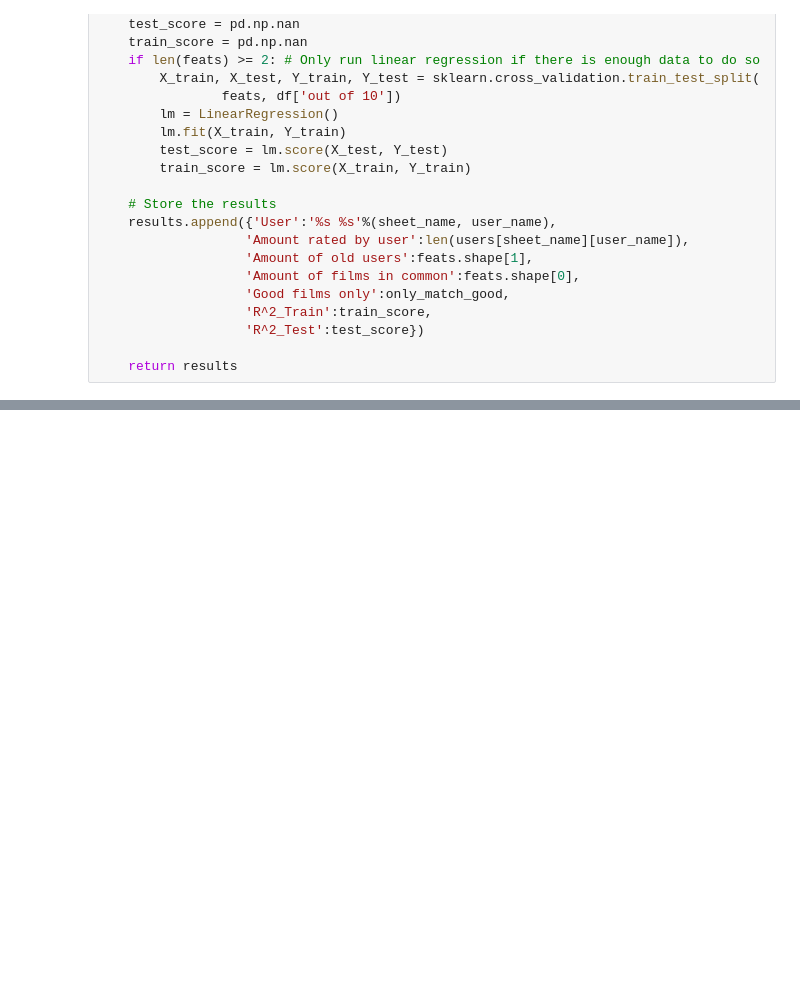
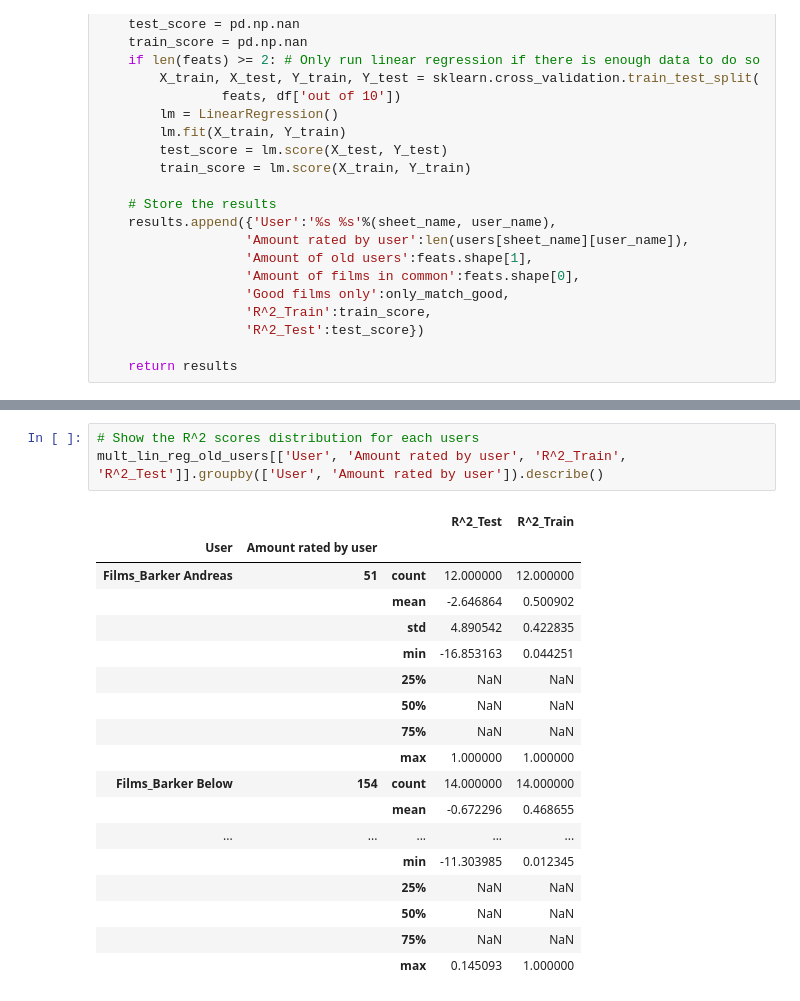
Before and after one commit to bartstonejjj/DataScienceIntensive, a Jupyter notebook: Capstone/Film Recommendation Engine.ipynb, the cells around one changed output, grey strips where cells are left out. Drawn from its saved outputs; the diff is of its cells as text; blank space fills up the shorter version.

```diff
--- a/Capstone/Film Recommendation Engine.ipynb
+++ b/Capstone/Film Recommendation Engine.ipynb
@@ -831,3 +829,25 @@ df[df['R^2_Test'] > 0.5]
+# %%
+# Show the R^2 scores distribution for each users
+mult_lin_reg_old_users[['User', 'Amount rated by user', 'R^2_Train', 'R^2_Test']].groupby(['User', 'Amount rated by user']).describe()
+# %% [output]
+|  |  |  | R^2_Test | R^2_Train |
+| User | Amount rated by user |  |  |  |
+| Films_Barker Andreas | 51 | count | 12.000000 | 12.000000 |
+|  |  | mean | -2.646864 | 0.500902 |
+|  |  | std | 4.890542 | 0.422835 |
+|  |  | min | -16.853163 | 0.044251 |
+|  |  | 25% | NaN | NaN |
+|  |  | 50% | NaN | NaN |
+|  |  | 75% | NaN | NaN |
+|  |  | max | 1.000000 | 1.000000 |
+| Films_Barker Below | 154 | count | 14.000000 | 14.000000 |
+|  |  | mean | -0.672296 | 0.468655 |
+| ... | ... | ... | ... | ... |
+|  |  | min | -11.303985 | 0.012345 |
+|  |  | 25% | NaN | NaN |
+|  |  | 50% | NaN | NaN |
+|  |  | 75% | NaN | NaN |
+|  |  | max | 0.145093 | 1.000000 |
 # %%
 # Plot the heaviest and the lightest film raters, to see how many old users have also rated these films
 heaviest = df[df['User'] == 'Films_Justin Reviewed']
```
Also changed, not shown: parts of 44 cells of this notebook, 1 other file.
